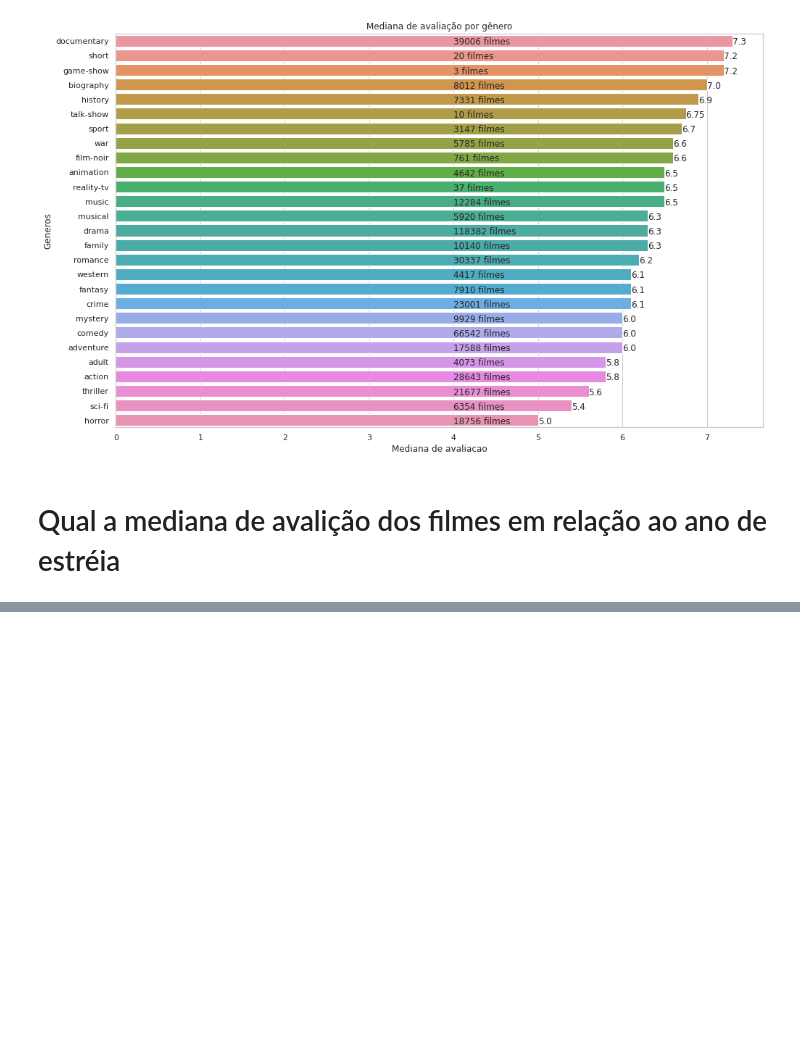
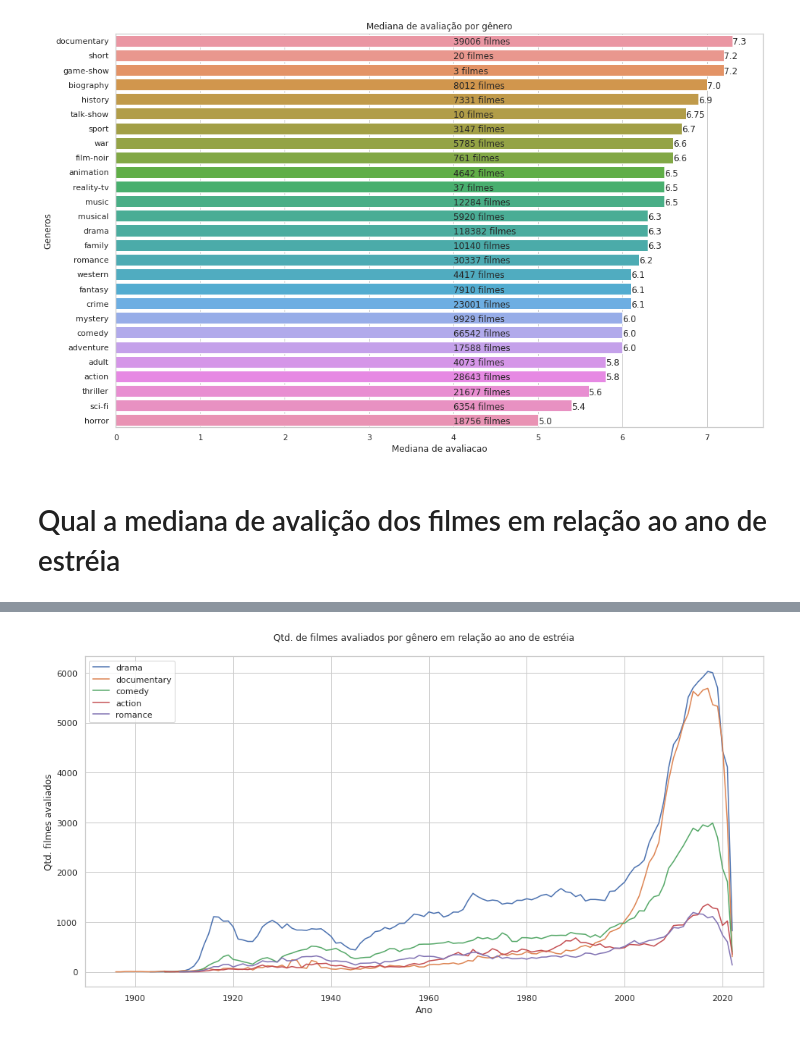
Before and after one commit to fabiodm7/dsaPythonFundamentos, a Jupyter notebook: Cap06/miniProj01/cap06proj01.ipynb, the cells around one changed output, grey strips where cells are left out. Cells and saved outputs as stored; diff of their text form; code cells hidden in the pictures; blank space fills up the shorter version.

```diff
--- a/Cap06/miniProj01/cap06proj01.ipynb
+++ b/Cap06/miniProj01/cap06proj01.ipynb
@@ -380,0 +467,3 @@ plt.show()
+# %%
+generosUnicos = retorna_generos(resultado5)
+generosUnicos
@@ -380,0 +488,31 @@ plt.show()
+# %%
+generoQtd = []
+
+for item in generosUnicos:
+
+    consulta = "select count(*) as qtd from titles where genres like "+"\'%" + item + "%\'"+" and type = 'movie' and premiered <= 2022"
+    resultado = pd.read_sql_query(consulta,conn)
+    generoQtd.append(resultado['qtd'].values[0])
+# %%
+dfGeneroQtd = pd.DataFrame()
+dfGeneroQtd['genero'] = generosUnicos
+dfGeneroQtd['qtd'] = generoQtd
+# %%
+dfGeneroQtd = dfGeneroQtd[dfGeneroQtd['genero'] != 'n']
+dfGeneroQtd = dfGeneroQtd.sort_values(by = 'qtd', ascending = False)
+topGenero = dfGeneroQtd.head()['genero'].values
+# %%
+plt.figure(figsize = (16,8))
+
+for item in topGenero:
+    consulta = "select count(*) as qtdFilmes, premiered as ano from titles where genres like "+"\'%" + item + "%\'"+" and type = 'movie' and premiered <= 2022 group by ano"
+    resultado = pd.read_sql_query(consulta,conn)
+    plt.plot(resultado['ano'],resultado['qtdFilmes'])
+
+plt.xlabel('Ano')
+plt.ylabel('Qtd. filmes avaliados')
+plt.title('Qtd. de filmes avaliados por gênero em relação ao ano de estréia\n')
+plt.legend(labels = topGenero)
+plt.show()
+# %% [output]
+[figure, added]
```
Also changed, not shown: parts of 11 cells of this notebook.
